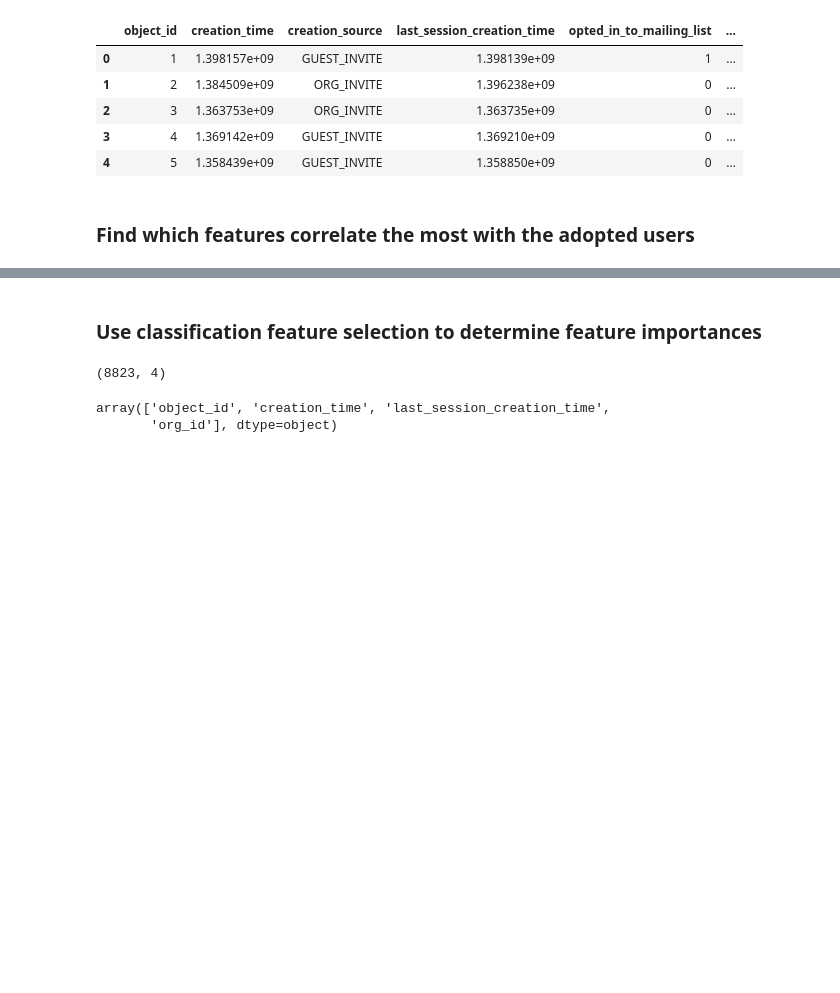
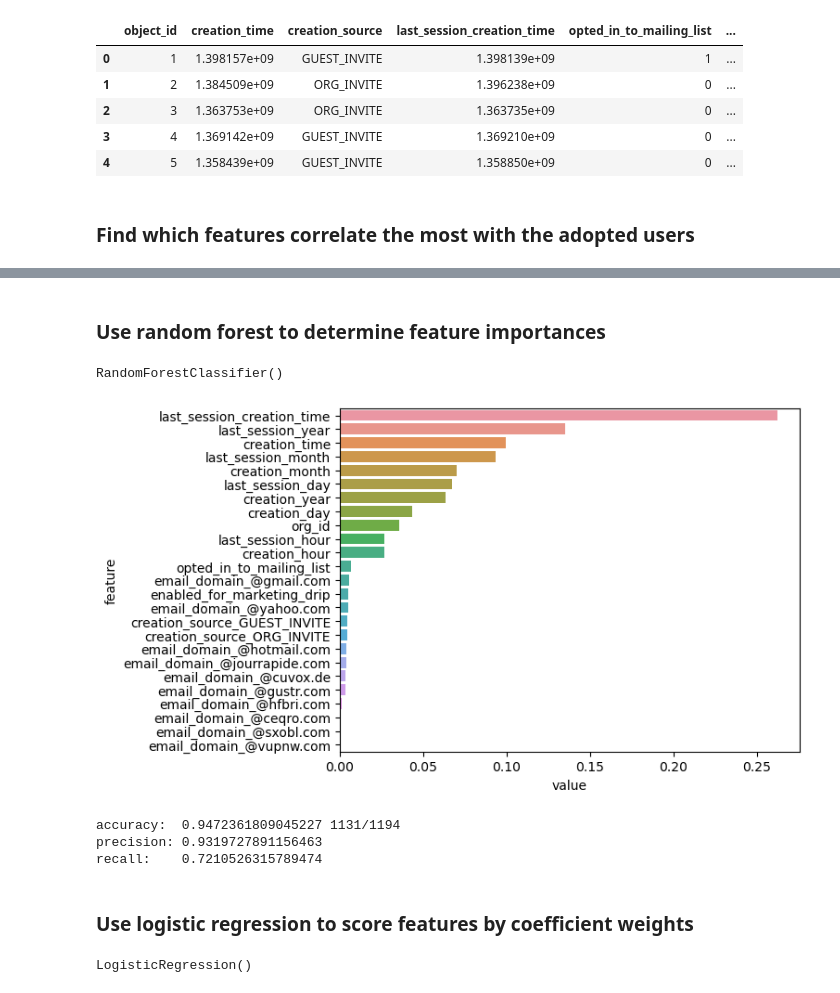
Before and after one commit to jesseingraham/Relax_Inc_Take_Home_Challenge, a Jupyter notebook: Solution.ipynb, the cells around one changed output, grey strips where cells are left out. Saved outputs shown, nothing was run; the diff lists cells and outputs as text; code cells hidden in the pictures; blank space fills up the shorter version.

```diff
--- a/Solution.ipynb
+++ b/Solution.ipynb
@@ -203,5 +231,6 @@ users.head()
 # %%
-users_no_nan = users.dropna(axis=0)
+users.set_index('object_id', inplace=True)
 # %%
-X = users_no_nan.drop('adopted', axis=1)
-y = users_no_nan[['adopted']]
+# create X and y datasets
+X = users.drop('adopted', axis=1)
+y = users[['adopted']]
@@ -207,0 +245,4 @@ y = users_no_nan[['adopted']]
+# %%
+# split into train and test sets
+from sklearn.model_selection import train_test_split
+X_train, X_test, y_train, y_test = train_test_split(X, y)
@@ -208,18 +257,2 @@ y = users_no_nan[['adopted']]
 # %% [markdown]
-### Use classification feature selection to determine feature importances
+### Use random forest to determine feature importances
-# %%
-# ANOVA feature selection for numeric input and categorical output
-from sklearn.feature_selection import SelectKBest
-from sklearn.feature_selection import f_classif, chi2
-# define feature selection
-fs = SelectKBest(score_func=chi2, k=4)
-# apply feature selection
-X_selected = fs.fit_transform(X, np.ravel(y))
-print(X_selected.shape)
-# %% [output]
-(8823, 4)
-# %%
-fs.get_feature_names_out()
-# %% [output]
-array(['object_id', 'creation_time', 'last_session_creation_time',
-       'org_id'], dtype=object)
@@ -225,0 +264,12 @@ array(['object_id', 'creation_time', 'last_session_creation_time',
+# %%
+rf = RandomForestClassifier()
+rf.fit(X_train, np.ravel(y_train))
+# %% [output]
+RandomForestClassifier()
+# %%
+feature_importances = pd.DataFrame({'feature':rf.feature_names_in_, 'value':rf.feature_importances_})
+feature_importances.sort_values('value', ascending=False, ignore_index=True, inplace=True)
+sns.barplot(data=feature_importances[:25], y='feature', x='value')
+plt.show()
+# %% [output]
+[figure, added]
@@ -225,0 +279,10 @@ array(['object_id', 'creation_time', 'last_session_creation_time',
+# %%
+print('accuracy:  ' + str(accuracy_score(y_test, y_pred_rf)) + ' ' + str(str(accuracy_score(y_test, y_pred_rf, normalize=False))) + '/' + str(str(len(y_test))))
+print('precision: ' + str(precision_score(y_test, y_pred_rf)))
+print('recall:    ' + str(recall_score(y_test, y_pred_rf)))
+# %% [output]
+accuracy:  0.9472361809045227 1131/1194
+precision: 0.9319727891156463
+recall:    0.7210526315789474
+# %% [markdown]
+### Use logistic regression to score features by coefficient weights
@@ -225,0 +297,5 @@ array(['object_id', 'creation_time', 'last_session_creation_time',
+# %%
+lr = LogisticRegression()
+lr.fit(X_train_scaled, np.ravel(y_train))
+# %% [output]
+LogisticRegression()
```
Also changed, not shown: parts of 26 cells of this notebook.
